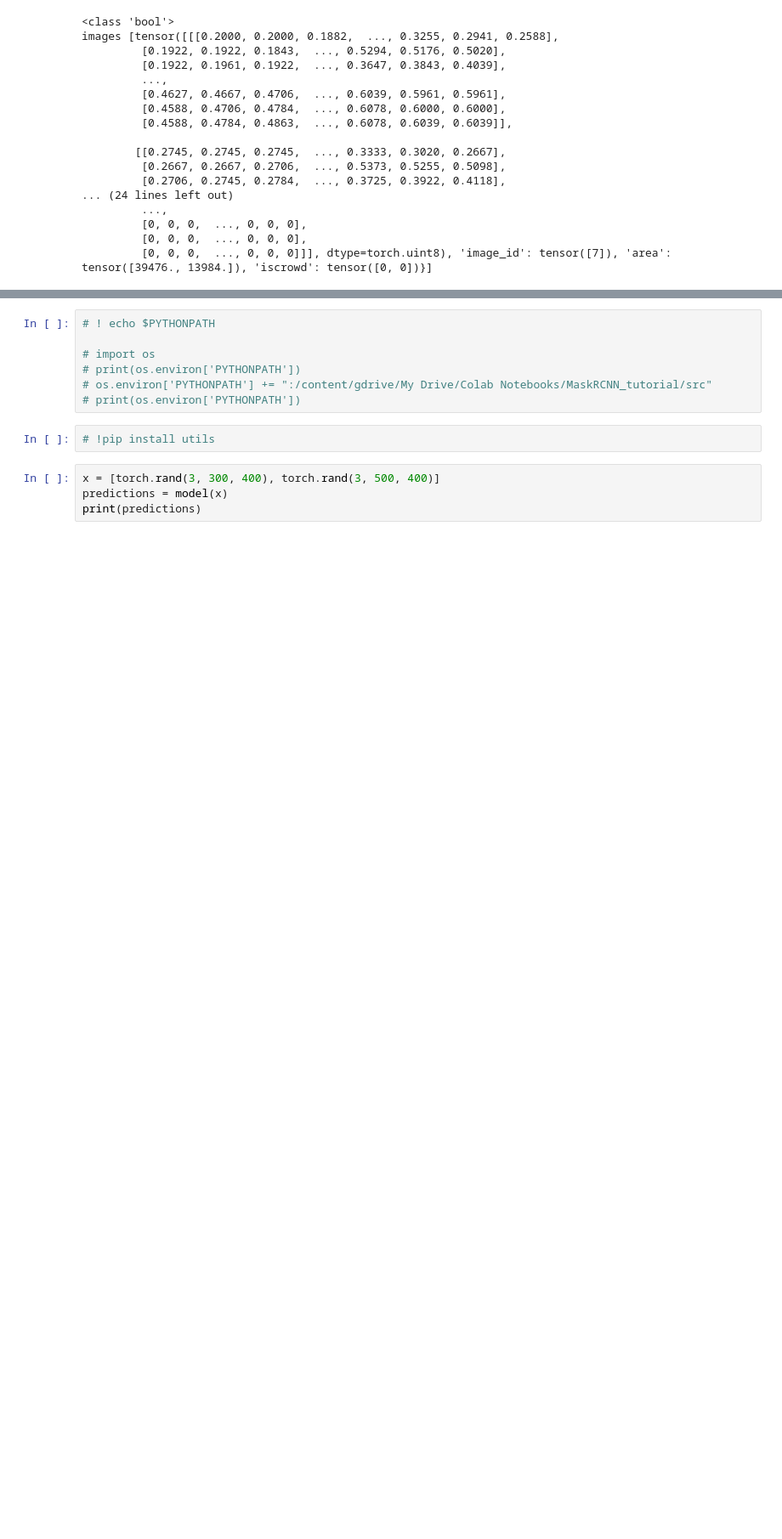
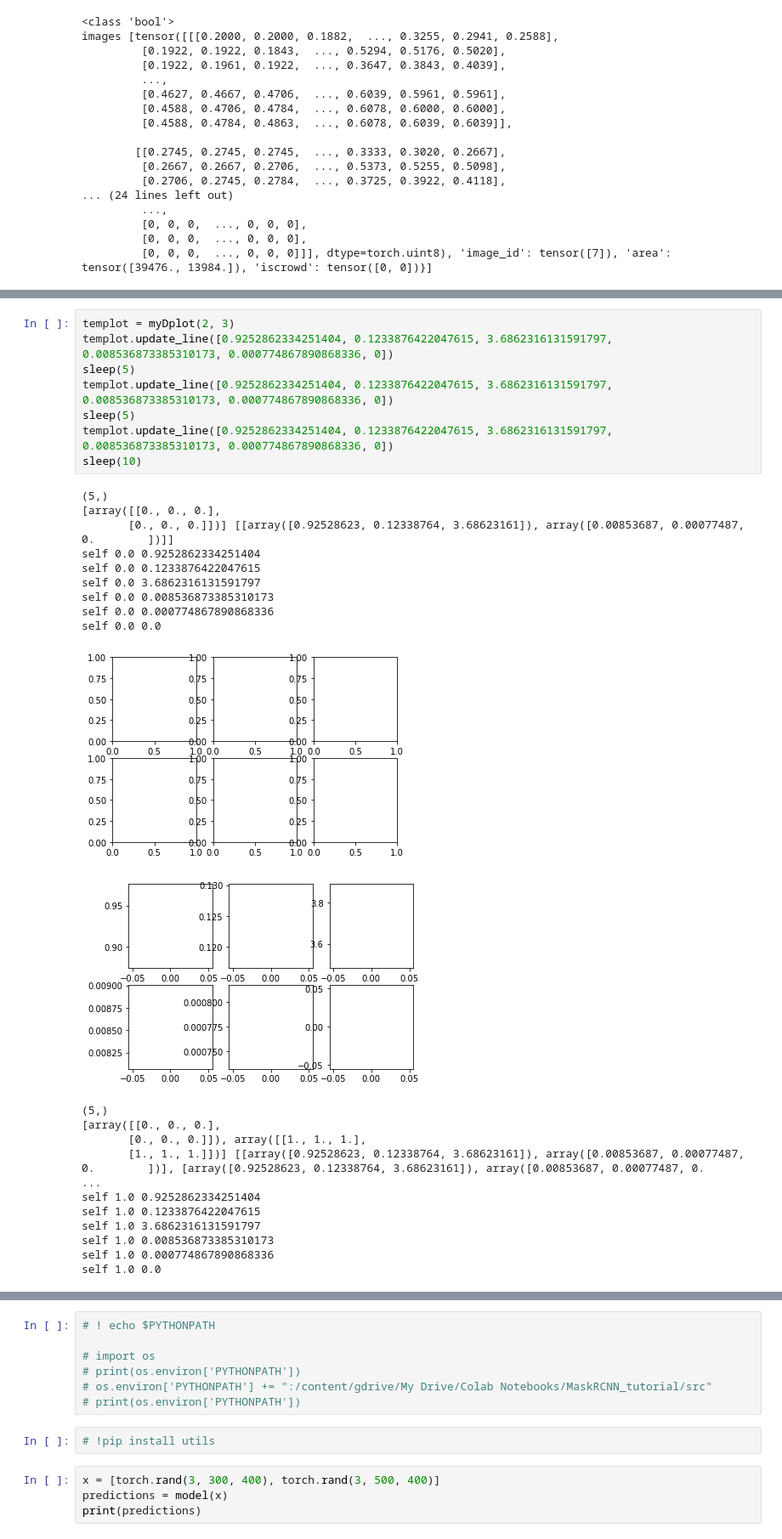
Before and after one commit to spider-tronix/Dark-Sight, a Jupyter notebook: MaskRCNN_tutorial.ipynb, the cells around one changed output, grey strips where cells are left out. Shown at 85% size. Drawn from its saved outputs; the diff is of its cells as text; blank space fills up the shorter version.

Commit message:
Working with dynamic plots

```diff
--- a/MaskRCNN_tutorial.ipynb
+++ b/MaskRCNN_tutorial.ipynb
@@ -205,0 +251,30 @@ images [tensor([[[0.2000, 0.2000, 0.1882,  ..., 0.3255, 0.2941, 0.2588],
+# %%
+templot = myDplot(2, 3)
+templot.update_line([0.9252862334251404, 0.1233876422047615, 3.6862316131591797, 0.008536873385310173, 0.000774867890868336, 0])
+sleep(5)
+templot.update_line([0.9252862334251404, 0.1233876422047615, 3.6862316131591797, 0.008536873385310173, 0.000774867890868336, 0])
+sleep(5)
+templot.update_line([0.9252862334251404, 0.1233876422047615, 3.6862316131591797, 0.008536873385310173, 0.000774867890868336, 0])
+sleep(10)
+# %% [output]
+(5,)
+[array([[0., 0., 0.],
+       [0., 0., 0.]])] [[array([0.92528623, 0.12338764, 3.68623161]), array([0.00853687, 0.00077487, 0.        ])]]
+self 0.0 0.9252862334251404
+self 0.0 0.1233876422047615
+self 0.0 3.6862316131591797
+self 0.0 0.008536873385310173
+self 0.0 0.000774867890868336
+self 0.0 0.0
+[figure, added]
+[figure, added]
+(5,)
+[array([[0., 0., 0.],
+       [0., 0., 0.]]), array([[1., 1., 1.],
+       [1., 1., 1.]])] [[array([0.92528623, 0.12338764, 3.68623161]), array([0.00853687, 0.00077487, 0.        ])], [array([0.92528623, 0.12338764, 3.68623161]), array([0.00853687, 0.00077487, 0.      ...
+self 1.0 0.9252862334251404
+self 1.0 0.1233876422047615
+self 1.0 3.6862316131591797
+self 1.0 0.008536873385310173
+self 1.0 0.000774867890868336
+self 1.0 0.0
```
Also changed, not shown: parts of 6 cells of this notebook.
